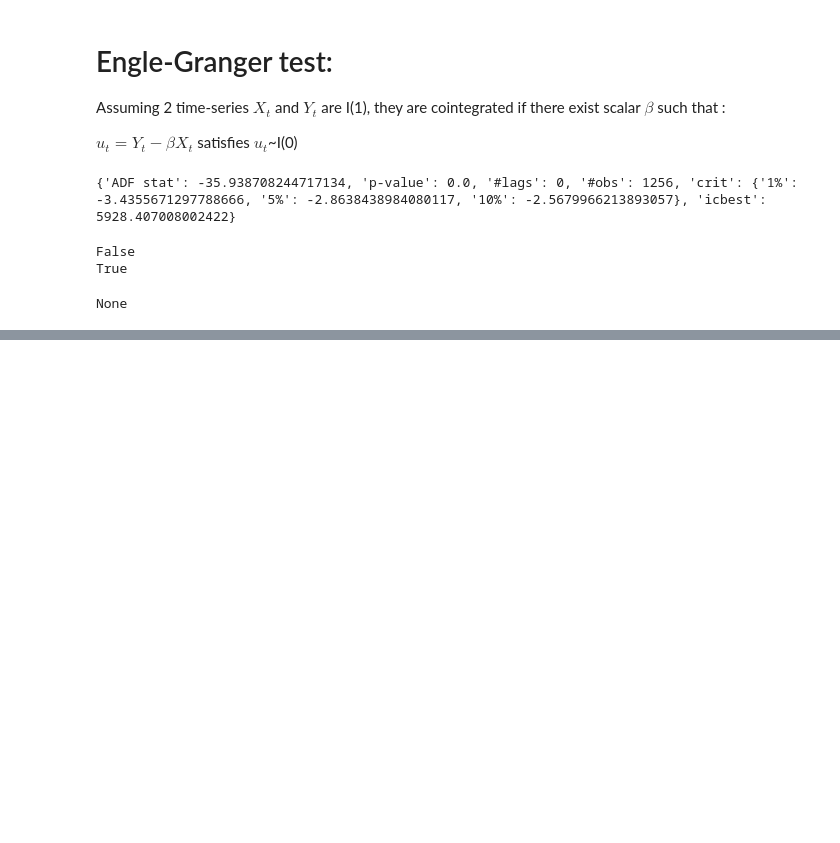
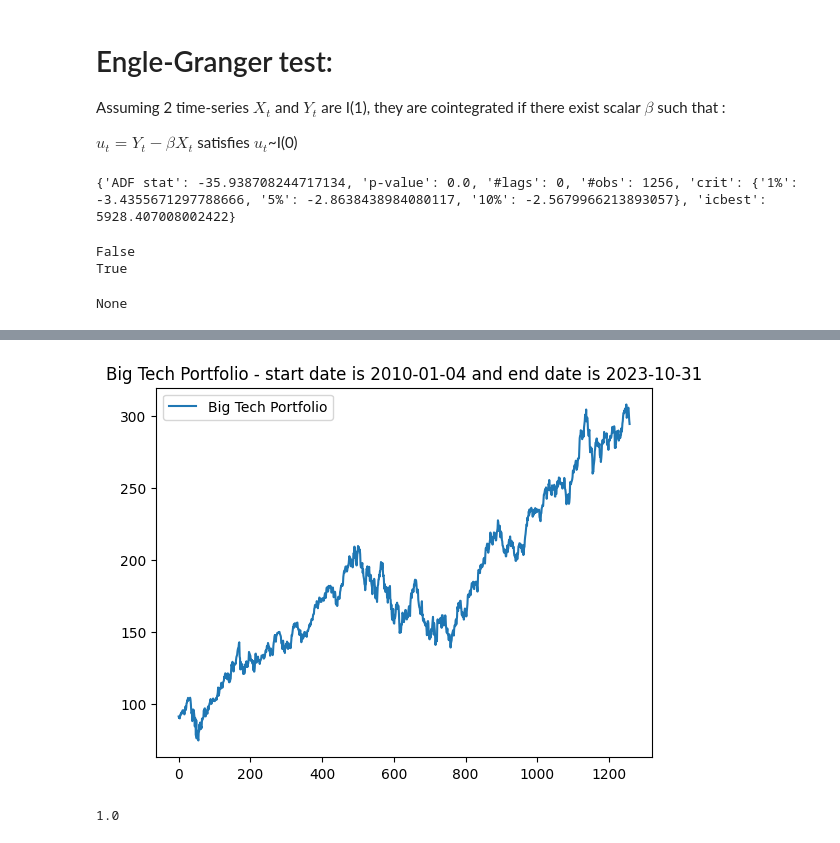
Before and after one commit to carlhandouka/Finance-personal-projects, a Jupyter notebook: Cointegration.ipynb, the cells around one changed output, grey strips where cells are left out. Drawn from its saved outputs; the diff is of its cells as text; code cells hidden in the pictures; blank space fills up the shorter version.

```diff
--- a/Cointegration.ipynb
+++ b/Cointegration.ipynb
@@ -129,0 +163,17 @@ Cointegrated pair: A and SYY with p-value 0.010960432099005534
+# %%
+def portfolio(df,tickers,capitals):
+    port=[]
+    for i in range(len(df)):
+        total=0
+        for j in range(len(tickers)):
+            total+=df[tickers[j]].iloc[i]*capitals[j]
+        port.append(total)
+    return port
+# %%
+bigtech=portfolio(prices_close,['AAPL','MSFT','NVDA'],[0.4,0.4,0.2])
+plt.plot(bigtech)
+plt.title('Big Tech Portfolio - start date is 2010-01-04 and end date is 2023-10-31')
+plt.legend(['Big Tech Portfolio'])
+plt.show()
+# %% [output]
+[figure, added]
@@ -129,0 +198,4 @@ Cointegrated pair: A and SYY with p-value 0.010960432099005534
+# %%
+best_weights, _ = best_portfolio(prices_close,['MSFT','GOOGL','AMZN'])
+# %% [output]
+1.0
```
Also changed, not shown: parts of 19 cells of this notebook.
